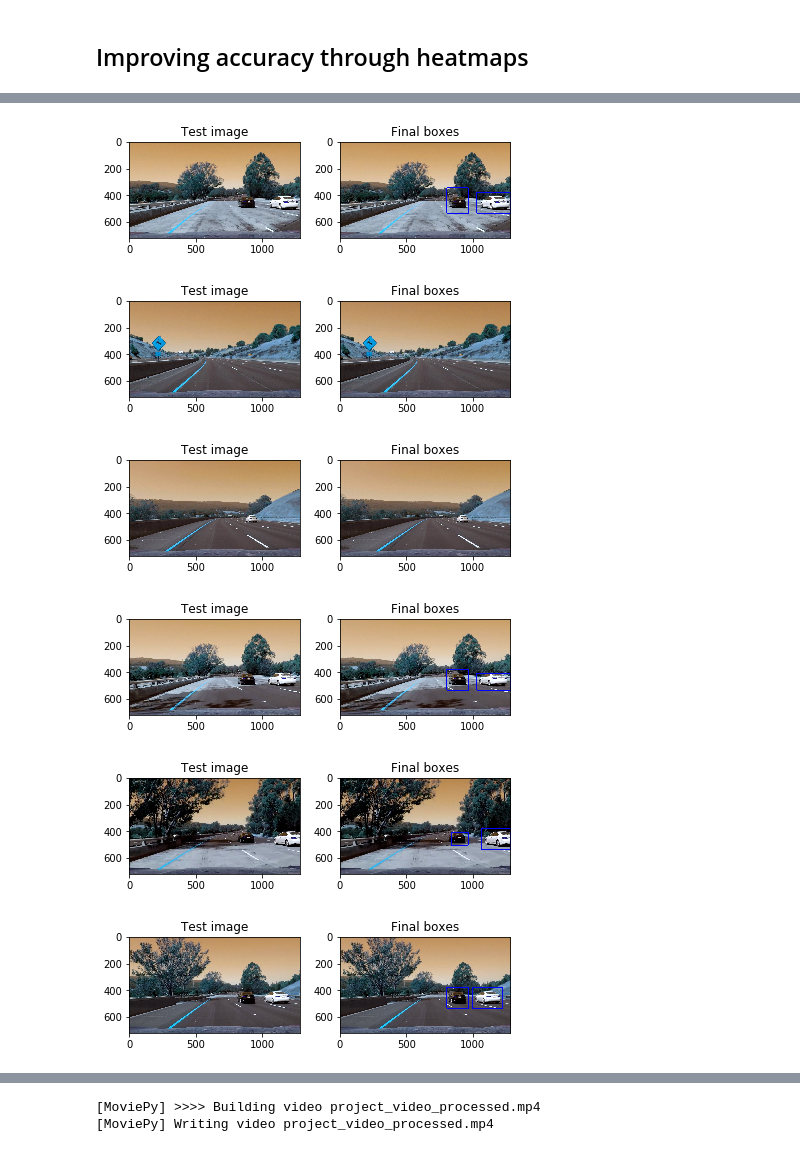
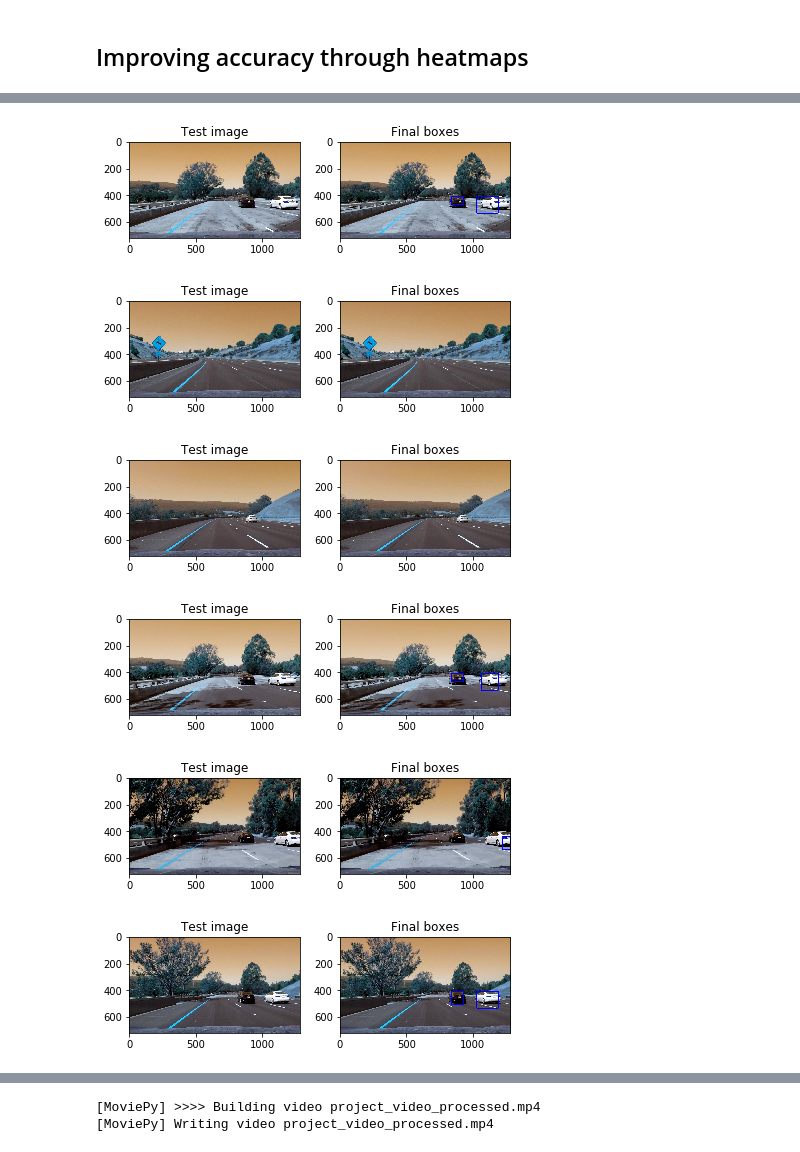
Before and after one commit to fera0013/CarND-Vehicle-Detection-P5, a Jupyter notebook: CarND-Vehicle-Detection.ipynb, the cells around one changed output, grey strips where cells are left out. Drawn from its saved outputs; the diff is of its cells as text; code cells hidden in the pictures.

```diff
--- a/CarND-Vehicle-Detection.ipynb
+++ b/CarND-Vehicle-Detection.ipynb
@@ -248,7 +248,7 @@ color_space = 'HLS' # Can be RGB, HSV, LUV, HLS, YUV, YCrCb
 orient = 8
 pix_per_cell = 8
 cell_per_block = 2
-hog_channel = 0 # Can be 0, 1, 2, or "ALL"
+hog_channel = 2 # Can be 0, 1, 2, or "ALL"
 
 t=time.time()
 car_features = extract_features(cars, color_space = color_space, hog_channel = hog_channel)
@@ -546,7 +546,7 @@ for test_image_path in test_image_paths:
     heat = add_heat(heat,positives)
 
     # Apply threshold to help remove false positives
-    heat = apply_threshold(heat,1)
+    heat = apply_threshold(heat,3)
 
     # Visualize the heatmap when displaying
     heatmap = np.clip(heat, 0, 255)
@@ -601,38 +601,38 @@ for test_image_path in test_image_paths:
         window_img = test_image
     else:
         window_img = draw_boxes(test_image,
                                 positives,
                                 color=(0, 0, 255),
                                 thick=6)
     # Add heat to each box in box list
     heat = add_heat(heat,positives)
 
     # Apply threshold to help remove false positives
-    heat = apply_threshold(heat,1)
+    heat = apply_threshold(heat,3)
 
     # Visualize the heatmap when displaying
     heatmap = np.clip(heat, 0, 255)
 
     # Find final boxes from heatmap using label function
     labels = label(heatmap)
     draw_img = draw_labeled_bboxes(np.copy(test_image), labels)
 
     fig = plt.figure()
     plt.subplot(121)
     plt.imshow(test_image)
     plt.title('Test image')
     plt.subplot(122)
     plt.imshow( draw_img)
     plt.title('Final boxes')
     fig.tight_layout()
     plt.show()
 # %% [output]
-[figure, old version]
+[figure, new version]
 [figure]
 [figure]
-[figure, old version]
+[figure, new version]
-[figure, old version]
+[figure, new version]
-[figure, old version]
+[figure, new version]
 # %%
 def process(image):
     heat = np.zeros_like(image[:,:,0]).astype(np.float)
```
Also changed, not shown: parts of 4 cells of this notebook, 2 other files.
